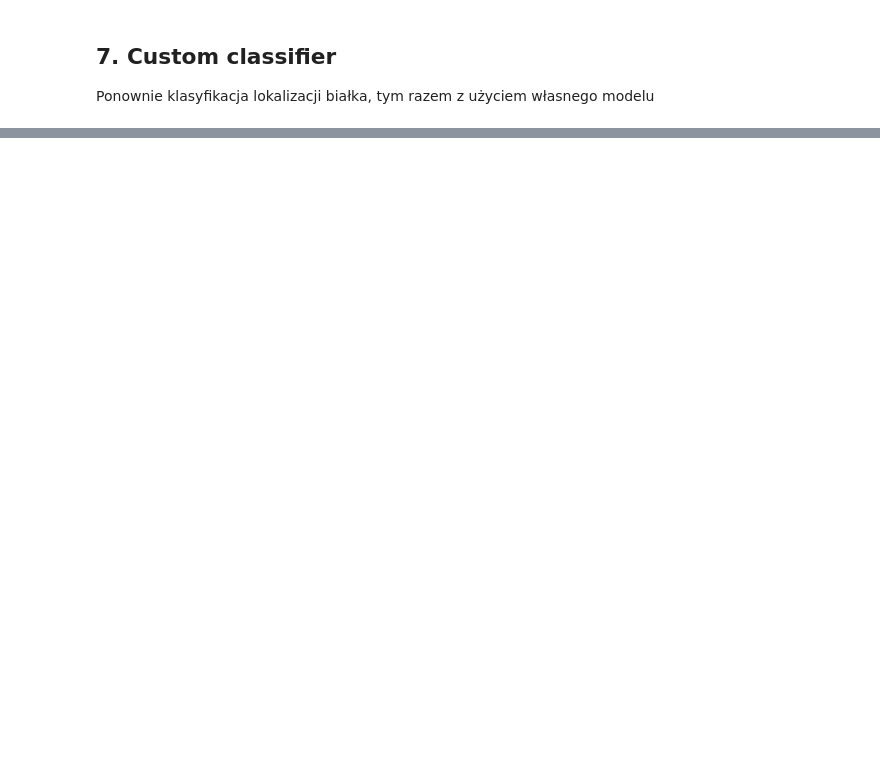
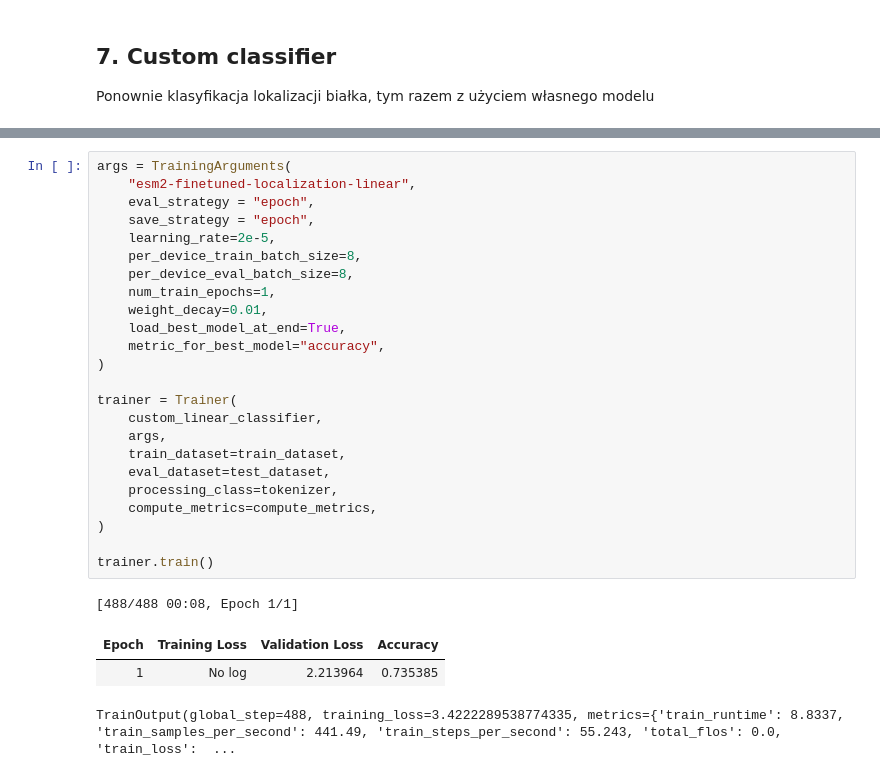
Before and after one commit to marekb-sci/Introduction_to_Biophysics_ML, a Jupyter notebook: cw04_model_bazowy_ESM.ipynb, the cells around one changed output, grey strips where cells are left out. Cells and saved outputs as stored; diff of their text form; blank space fills up the shorter version.

Commit message:
cw04 - dodanie modelu liniowego i linku Colab

```diff
--- a/cw04_model_bazowy_ESM.ipynb
+++ b/cw04_model_bazowy_ESM.ipynb
@@ -563,0 +866,29 @@ print(f"Confidence Score: {confidence:.4f}")
+# %%
+args = TrainingArguments(
+    "esm2-finetuned-localization-linear",
+    eval_strategy = "epoch",
+    save_strategy = "epoch",
+    learning_rate=2e-5,
+    per_device_train_batch_size=8,
+    per_device_eval_batch_size=8,
+    num_train_epochs=1,
+    weight_decay=0.01,
+    load_best_model_at_end=True,
+    metric_for_best_model="accuracy",
+)
+
+trainer = Trainer(
+    custom_linear_classifier,
+    args,
+    train_dataset=train_dataset,
+    eval_dataset=test_dataset,
+    processing_class=tokenizer,
+    compute_metrics=compute_metrics,
+)
+
+trainer.train()
+# %% [output]
+[488/488 00:08, Epoch 1/1]
+| Epoch | Training Loss | Validation Loss | Accuracy |
+| 1 | No log | 2.213964 | 0.735385 |
+TrainOutput(global_step=488, training_loss=3.4222289538774335, metrics={'train_runtime': 8.8337, 'train_samples_per_second': 441.49, 'train_steps_per_second': 55.243, 'total_flos': 0.0, 'train_loss':  ...
```
Also changed, not shown: parts of 42 cells of this notebook.
